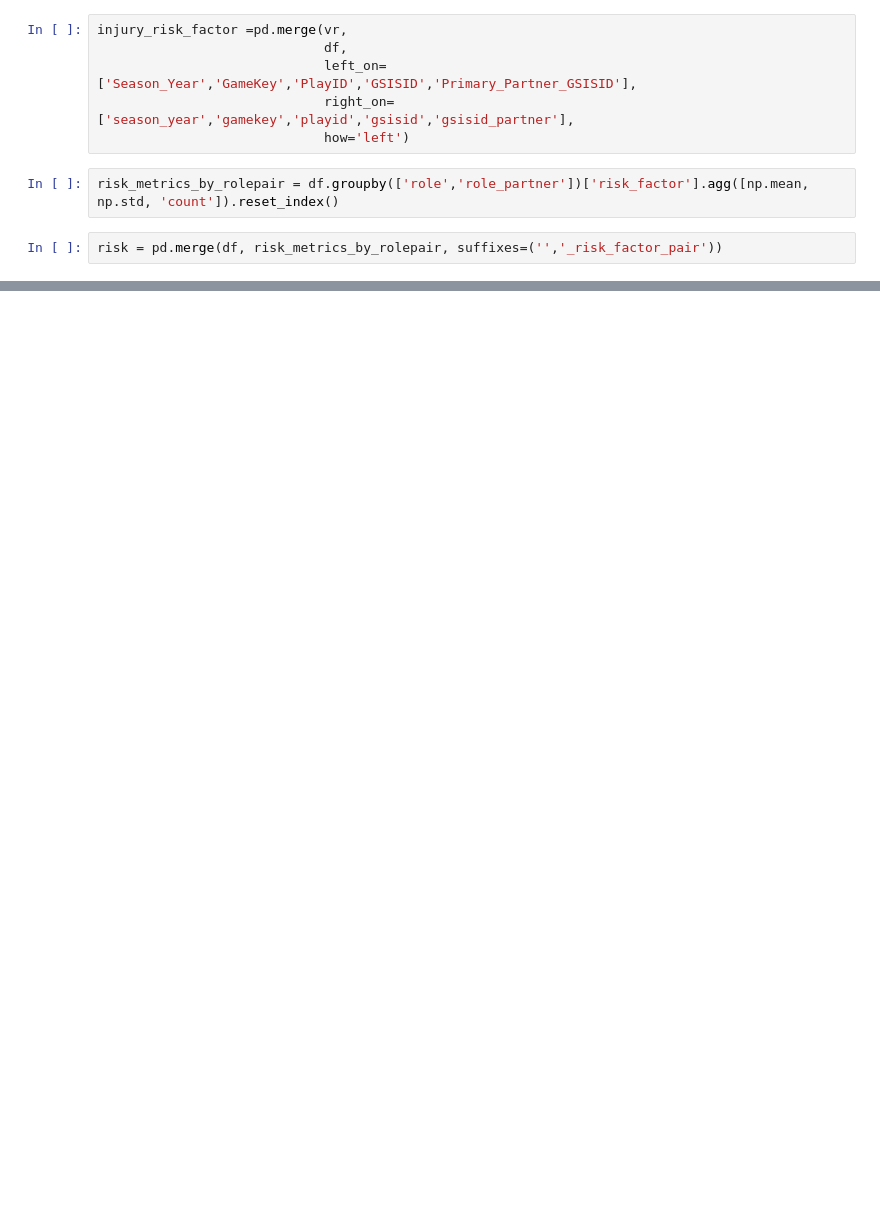
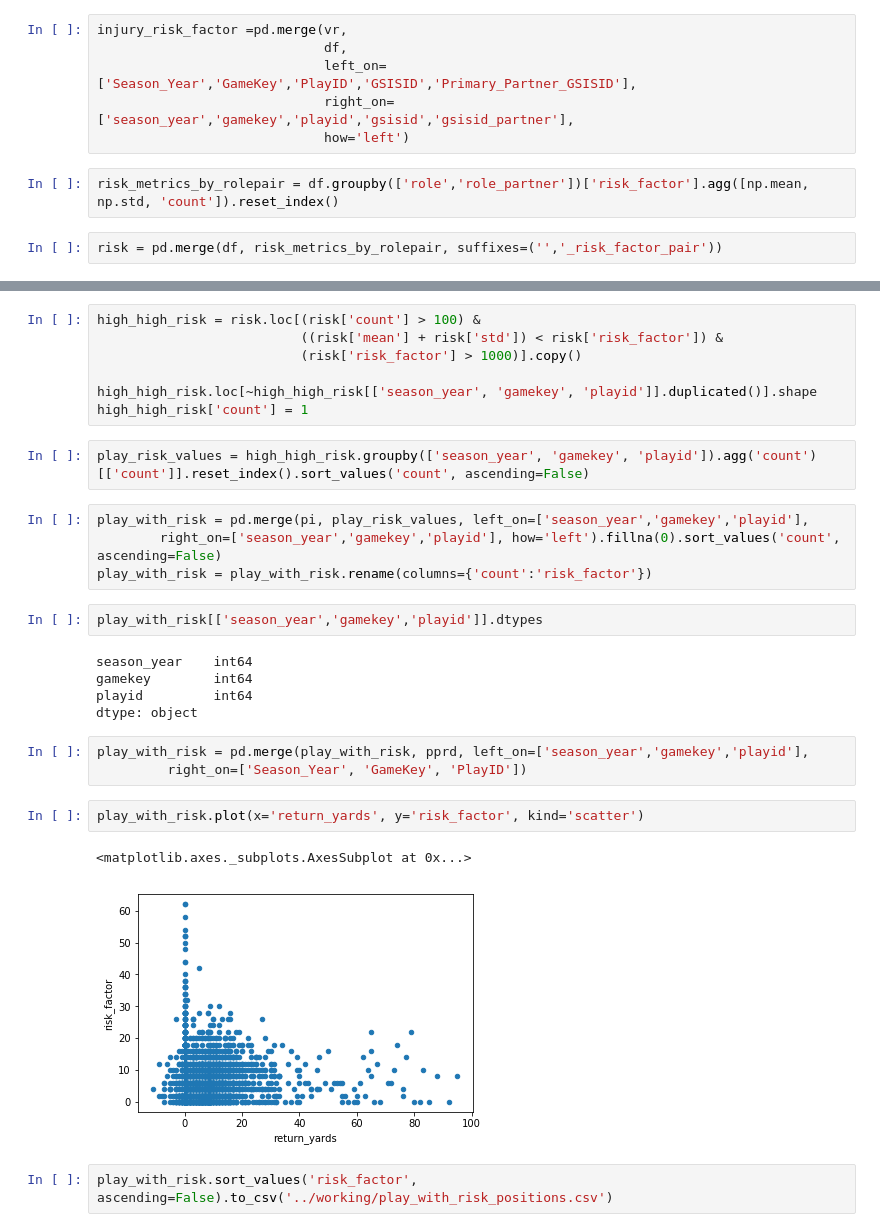
Before and after one commit to RobMulla/kaggle-nfl, a Jupyter notebook: notebooks/Max_Risk_For_Partners.ipynb, the cells around one changed output, grey strips where cells are left out. Cells and saved outputs as stored; diff of their text form; blank space fills up the shorter version.

Commit message:
punt play info pivoted

```diff
--- a/notebooks/Max_Risk_For_Partners.ipynb
+++ b/notebooks/Max_Risk_For_Partners.ipynb
@@ -52,0 +58,30 @@ risk
+# %%
+high_high_risk = risk.loc[(risk['count'] > 100) &
+                          ((risk['mean'] + risk['std']) < risk['risk_factor']) &
+                          (risk['risk_factor'] > 1000)].copy()
+
+high_high_risk.loc[~high_high_risk[['season_year', 'gamekey', 'playid']].duplicated()].shape
+high_high_risk['count'] = 1
+# %%
+play_risk_values = high_high_risk.groupby(['season_year', 'gamekey', 'playid']).agg('count')[['count']].reset_index().sort_values('count', ascending=False)
+# %%
+play_with_risk = pd.merge(pi, play_risk_values, left_on=['season_year','gamekey','playid'],
+        right_on=['season_year','gamekey','playid'], how='left').fillna(0).sort_values('count', ascending=False)
+play_with_risk = play_with_risk.rename(columns={'count':'risk_factor'})
+# %%
+play_with_risk[['season_year','gamekey','playid']].dtypes
+# %% [output]
+season_year    int64
+gamekey        int64
+playid         int64
+dtype: object
+# %%
+play_with_risk = pd.merge(play_with_risk, pprd, left_on=['season_year','gamekey','playid'],
+         right_on=['Season_Year', 'GameKey', 'PlayID'])
+# %%
+play_with_risk.plot(x='return_yards', y='risk_factor', kind='scatter')
+# %% [output]
+<matplotlib.axes._subplots.AxesSubplot at 0x...>
+[figure, added]
+# %%
+play_with_risk.sort_values('risk_factor', ascending=False).to_csv('../working/play_with_risk_positions.csv')
```
Also changed, not shown: parts of 5 cells of this notebook, 1 other file.
